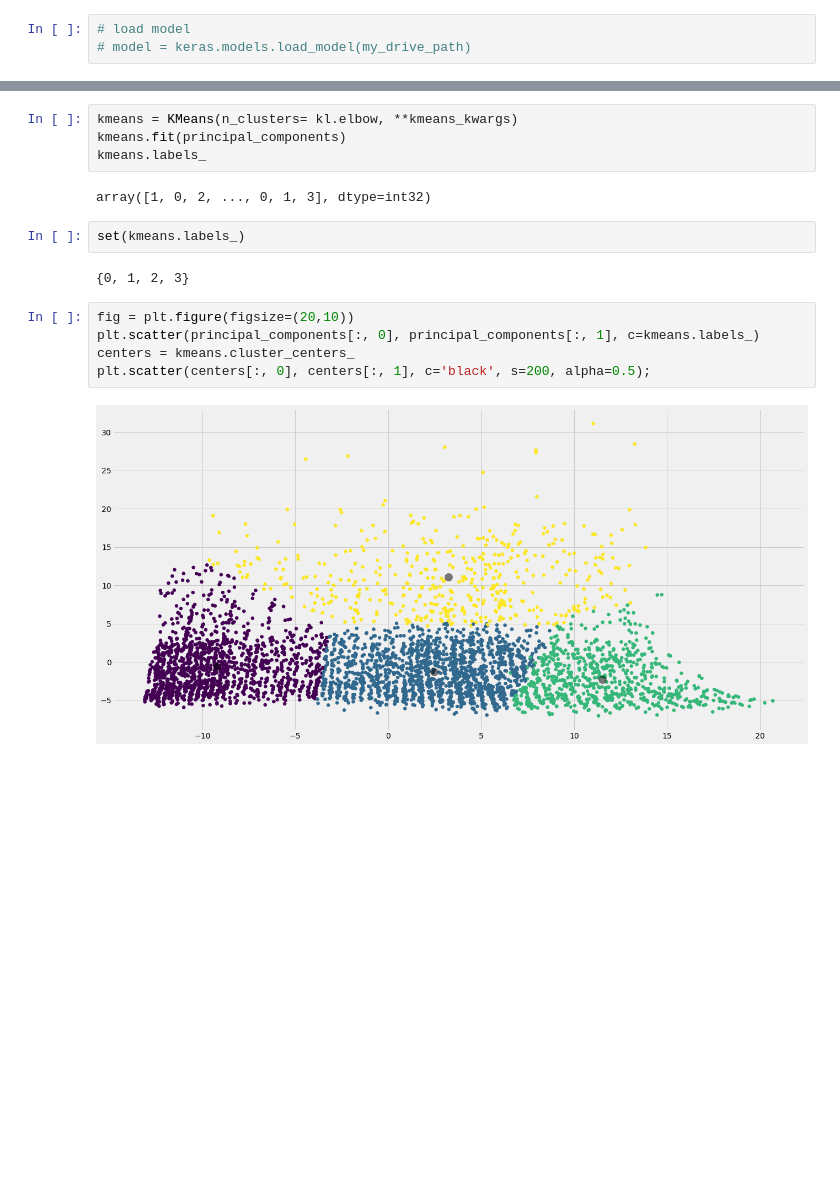
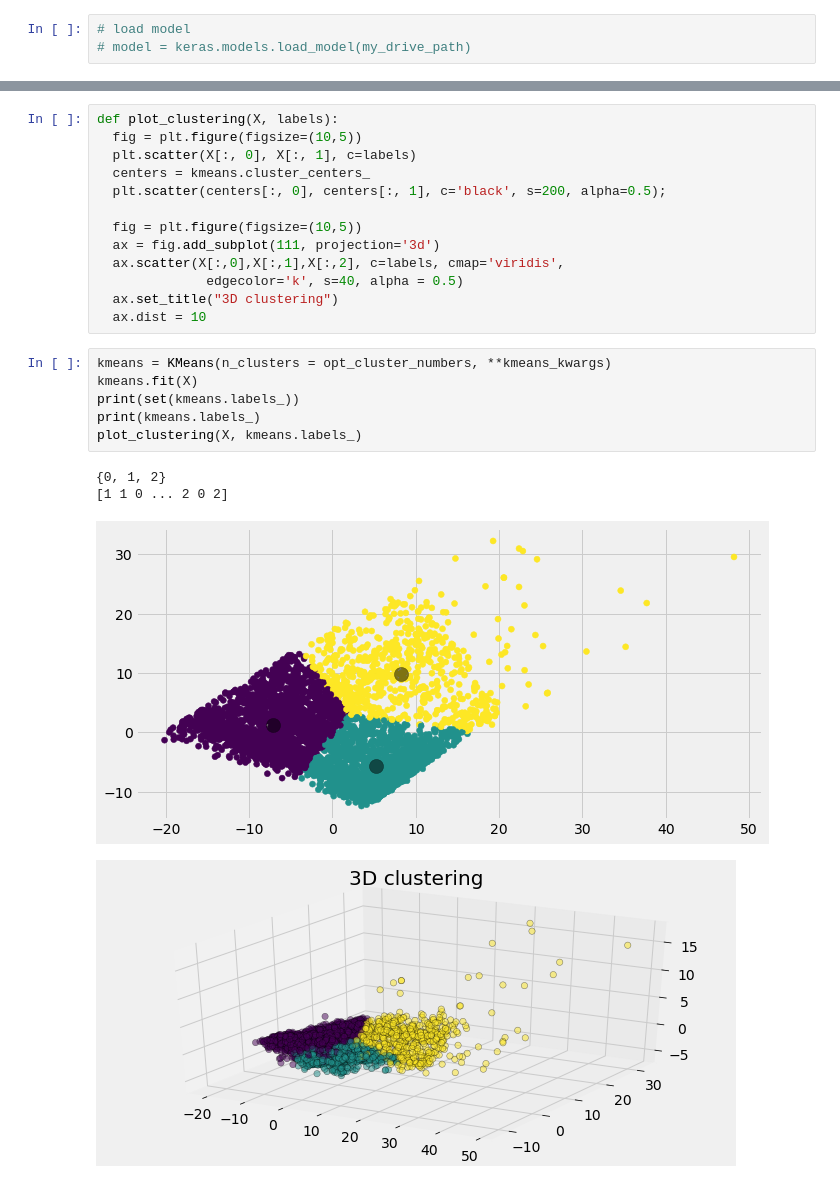
Before and after one commit to ebarkhordar/clustering-of-bank-customers, a Jupyter notebook: Czech_customer_segmentation.ipynb, the cells around one changed output, grey strips where cells are left out. Saved outputs shown, nothing was run; the diff lists cells and outputs as text; blank space fills up the shorter version.

```diff
--- a/Czech_customer_segmentation.ipynb
+++ b/Czech_customer_segmentation.ipynb
@@ -530,17 +536,24 @@ kl.elbow
+# %%
+def plot_clustering(X, labels):
+  fig = plt.figure(figsize=(10,5))
+  plt.scatter(X[:, 0], X[:, 1], c=labels)
+  centers = kmeans.cluster_centers_
+  plt.scatter(centers[:, 0], centers[:, 1], c='black', s=200, alpha=0.5);
+
+  fig = plt.figure(figsize=(10,5))
+  ax = fig.add_subplot(111, projection='3d')
+  ax.scatter(X[:,0],X[:,1],X[:,2], c=labels, cmap='viridis',
+              edgecolor='k', s=40, alpha = 0.5)
+  ax.set_title("3D clustering")
+  ax.dist = 10
 # %%
-kmeans = KMeans(n_clusters= kl.elbow, **kmeans_kwargs)
-kmeans.fit(principal_components)
-kmeans.labels_
+kmeans = KMeans(n_clusters = opt_cluster_numbers, **kmeans_kwargs)
+kmeans.fit(X)
+print(set(kmeans.labels_))
+print(kmeans.labels_)
+plot_clustering(X, kmeans.labels_)
 # %% [output]
-array([1, 0, 2, ..., 0, 1, 3], dtype=int32)
+{0, 1, 2}
+[1 1 0 ... 2 0 2]
+[figure, added]
+[figure, added]
-# %%
-set(kmeans.labels_)
-# %% [output]
-{0, 1, 2, 3}
-# %%
-fig = plt.figure(figsize=(20,10))
-plt.scatter(principal_components[:, 0], principal_components[:, 1], c=kmeans.labels_)
-centers = kmeans.cluster_centers_
-plt.scatter(centers[:, 0], centers[:, 1], c='black', s=200, alpha=0.5);
-# %% [output]
-[figure, removed]
```
Also changed, not shown: parts of 21 cells of this notebook.
